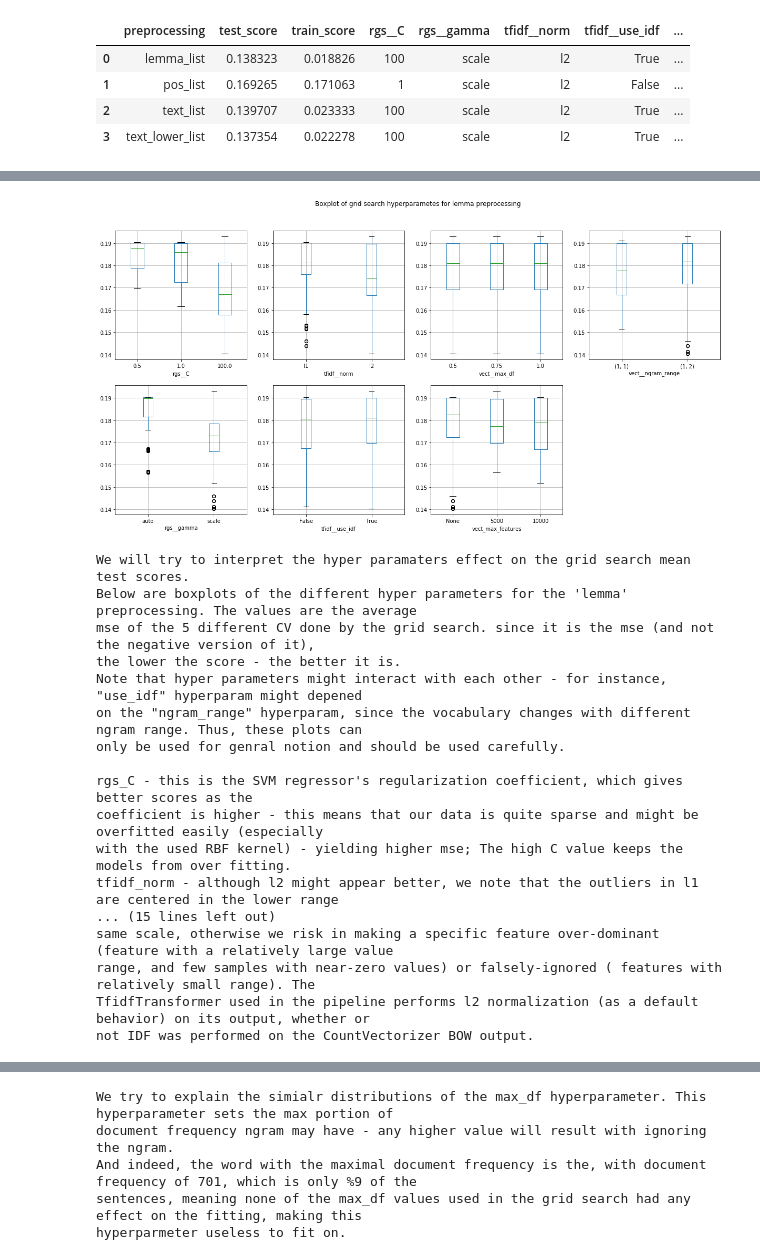
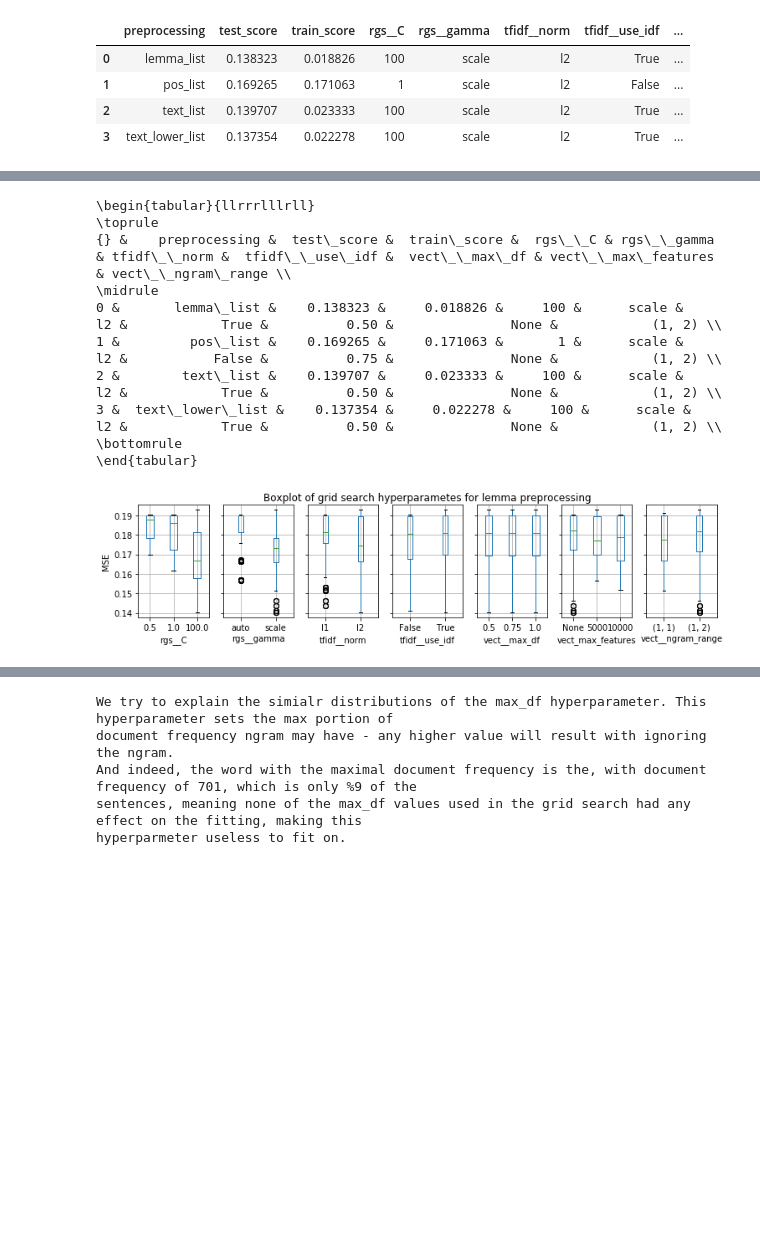
Before and after one commit to ocastel/app-ml-course, a Jupyter notebook: project.ipynb, the cells around one changed output, grey strips where cells are left out. Cells and saved outputs as stored; diff of their text form; code cells hidden in the pictures; blank space fills up the shorter version.

Commit message:
advanced version of the code plus pickles

```diff
--- a/project.ipynb
+++ b/project.ipynb
@@ -108,7 +108,7 @@ def grid_search(param_col, train, test, target_col, pipeline, parameters, save_p
     print("Best model train score: %0.3f" % mean_squared_error(grid_search.best_estimator_.predict(train[param_col]), train[target_col]))
     test_score = mean_squared_error(grid_search.best_estimator_.predict(test[param_col]), test[target_col])
     print("Best model test score: %0.3f" % test_score)
-    joblib.dump(grid_search, '%s_%s_grid_search%0.3f.pkl'% (save_prefix,param_col,test_score), compress = 1)
+#     joblib.dump(grid_search, '%s_%s_grid_search%0.3f.pkl'% (save_prefix,param_col,test_score), compress = 1)
     return grid_search
 
 def merge_dicts(a, b):
@@ -196,3 +191,17 @@ pd.DataFrame([tf_idf_params_grid,])
+# %%
+print(tf_idf_model_comparison[['preprocessing', 'test_score', 'train_score','rgs__C', 'rgs__gamma', 'tfidf__norm',
+       'tfidf__use_idf', 'vect__max_df', 'vect__max_features', 'vect__ngram_range']].to_latex())
+# %% [output]
+\begin{tabular}{llrrrlllrll}
+\toprule
+{} &    preprocessing &  test\_score &  train\_score &  rgs\_\_C & rgs\_\_gamma & tfidf\_\_norm &  tfidf\_\_use\_idf &  vect\_\_max\_df & vect\_\_max\_features & vect\_\_ngram\_range \\
+\midrule
+0 &       lemma\_list &    0.138323 &     0.018826 &     100 &      scale &          l2 &            True &          0.50 &               None &            (1, 2) \\
+1 &         pos\_list &    0.169265 &     0.171063 &       1 &      scale &          l2 &           False &          0.75 &               None &            (1, 2) \\
+2 &        text\_list &    0.139707 &     0.023333 &     100 &      scale &          l2 &            True &          0.50 &               None &            (1, 2) \\
+3 &  text\_lower\_list &    0.137354 &     0.022278 &     100 &      scale &          l2 &            True &          0.50 &               None &            (1, 2) \\
+\bottomrule
+\end{tabular}
 # %%
 ''' Get a grid search result dict (with preprocs as keys) and return a DataFrame with params and mean test results'''
 def grid_search_results_to_df(grid_search_result_dict, preprocs = ['lemma_list']):
@@ -209,71 +218,17 @@ def grid_search_results_to_df(grid_search_result_dict, preprocs = ['lemma_list']
 # %%
 tf_idf_grid_search_results_df = grid_search_results_to_df(tf_idf_grid_search)
 # fix None values of max_features so it gets plotted
 tf_idf_grid_search_results_df['vect_max_features'] = tf_idf_grid_search_results_df.vect__max_features.apply(lambda x:x if x==x else 0.0)
 param_for_plotting = ['rgs__C', 'rgs__gamma', 'tfidf__norm', 'tfidf__use_idf', 'vect__max_df',
        'vect_max_features', 'vect__ngram_range']
-fig, axes = plt.subplots(2,4, figsize = (20,10))
+fig, axes = plt.subplots(1,7, figsize = (12,2.5), sharey=True)
 for idx, param in enumerate(param_for_plotting):
-    ax = axes[idx%2, int(idx/2)]
+    ax = axes[idx]
     tf_idf_grid_search_results_df.boxplot(column='mean_test_score', by=param, ax=ax)
     ax.set_title('')
-axes[-1,-1].axis('off')
-axes[-1,-2].set_xticklabels(['None','5000','10000'])
+axes[-2].set_xticklabels(['None','5000','10000'])
 plt.suptitle('Boxplot of grid search hyperparametes for lemma preprocessing')
+axes[0].set_ylabel('MSE')
 plt.show()
-
-print(
-'''
-We will try to interpret the hyper paramaters effect on the grid search mean test scores.
-Below are boxplots of the different hyper parameters for the 'lemma' preprocessing. The values are the average
-mse of the 5 different CV done by the grid search. since it is the mse (and not the negative version of it),
-the lower the score - the better it is.
-Note that hyper parameters might interact with each other - for instance, "use_idf" hyperparam might depened
-on the "ngram_range" hyperparam, since the vocabulary changes with different ngram range. Thus, these plots can
-only be used for genral notion and should be used carefully.
-
-rgs_C - this is the SVM regressor's regularization coefficient, which gives better scores as the
-coefficient is higher - this means that our data is quite sparse and might be overfitted easily (especially
-with the used RBF kernel) - yielding higher mse; The high C value keeps the models from over fitting.
-tfidf_norm - although l2 might appear better, we note that the outliers in l1 are centered in the lower range
-of the score, meaning the distribution of l1 might not be very different than l2, this we cannot choose a
-preferred value.
-
-vect_max_df and use_idf distribution seems to be quite similar, which might suggest it doesn't effect the
-results significantly.
-
-vect__ngram_range - This is the ngram range to be used. Although it's median is slightly higher, we note that
-(1,2) range has outliers which are lower than (1,1) minimal value - meaning in some hyperparamaters subsets
-(including the best one found) (1,2) gives the lowest results. Since the (1,2) includes within it the (1,1)
-results, it actually adds information ontop of the (1,1)setup, information that might represent the sentence
-more accurately (such as coding names of places mentioned in the texts, simetimes composed of 2 words).
-
-A word about normalization - We note that RBF-kernel SVR is a distance-based regression algorithm. This means
-that regression values depends directly on the distance of the sample from the support vectors (which themseleves
-depend on distances when these are selected). In such cases, it is crucial to scale the features to be on the
-same scale, otherwise we risk in making a specific feature over-dominant (feature with a relatively large value
-range, and few samples with near-zero values) or falsely-ignored ( features with relatively small range). The
-TfidfTransformer used in the pipeline performs l2 normalization (as a default behavior) on its output, whether or
-not IDF was performed on the CountVectorizer BOW output.
-
-'''
-)
 # %% [output]
-[figure, old version]
+[figure, new version]
-We will try to interpret the hyper paramaters effect on the grid search mean test scores.
-Below are boxplots of the different hyper parameters for the 'lemma' preprocessing. The values are the average
-mse of the 5 different CV done by the grid search. since it is the mse (and not the negative version of it),
-the lower the score - the better it is.
-Note that hyper parameters might interact with each other - for instance, "use_idf" hyperparam might depened
-on the "ngram_range" hyperparam, since the vocabulary changes with different ngram range. Thus, these plots can
-only be used for genral notion and should be used carefully.
-
-rgs_C - this is the SVM regressor's regularization coefficient, which gives better scores as the
-coefficient is higher - this means that our data is quite sparse and might be overfitted easily (especially
-with the used RBF kernel) - yielding higher mse; The high C value keeps the models from over fitting.
-tfidf_norm - although l2 might appear better, we note that the outliers in l1 are centered in the lower range
-... (15 lines left out)
-same scale, otherwise we risk in making a specific feature over-dominant (feature with a relatively large value
-range, and few samples with near-zero values) or falsely-ignored ( features with relatively small range). The
-TfidfTransformer used in the pipeline performs l2 normalization (as a default behavior) on its output, whether or
-not IDF was performed on the CountVectorizer BOW output.
```
Also changed, not shown: parts of 44 cells of this notebook, 8 other files.
